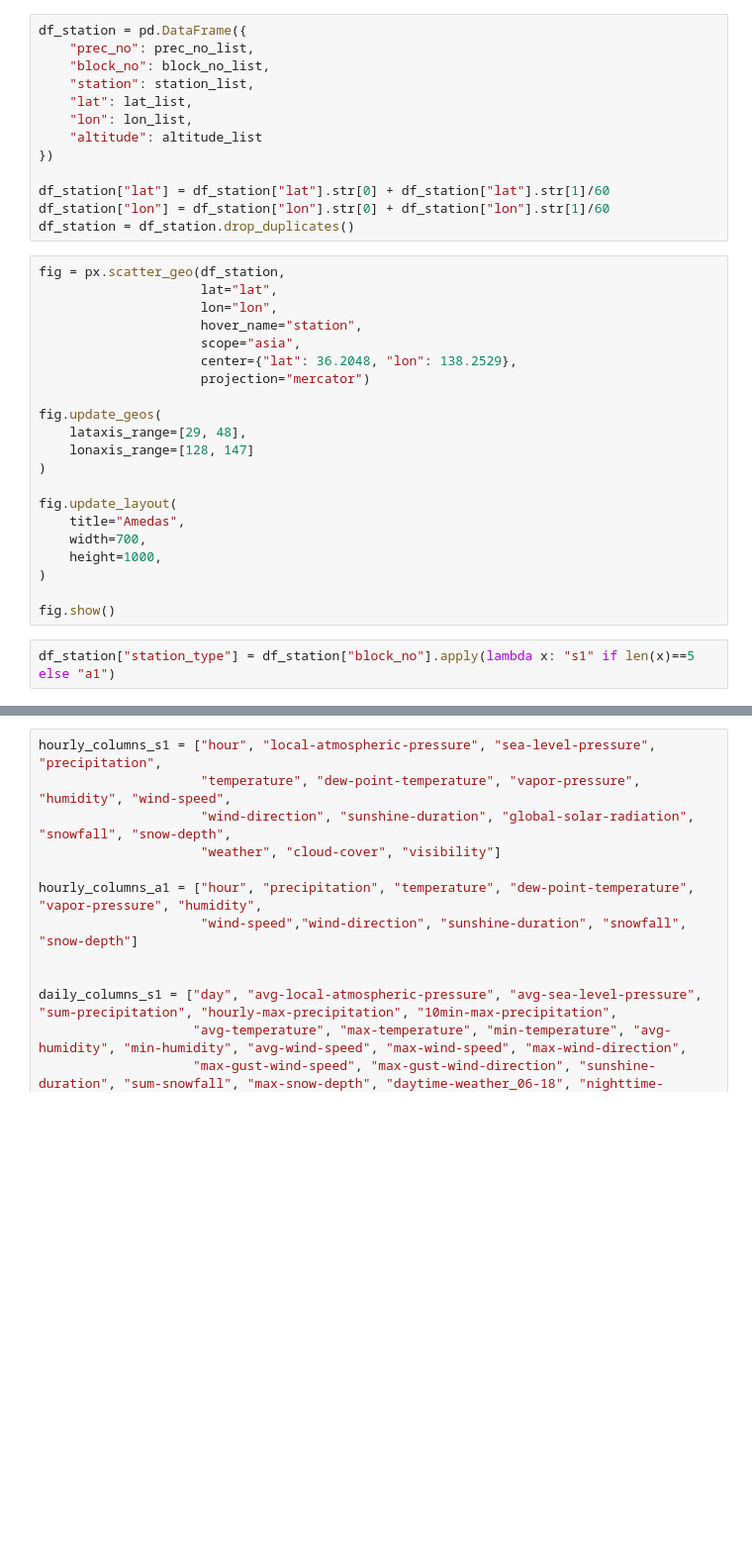
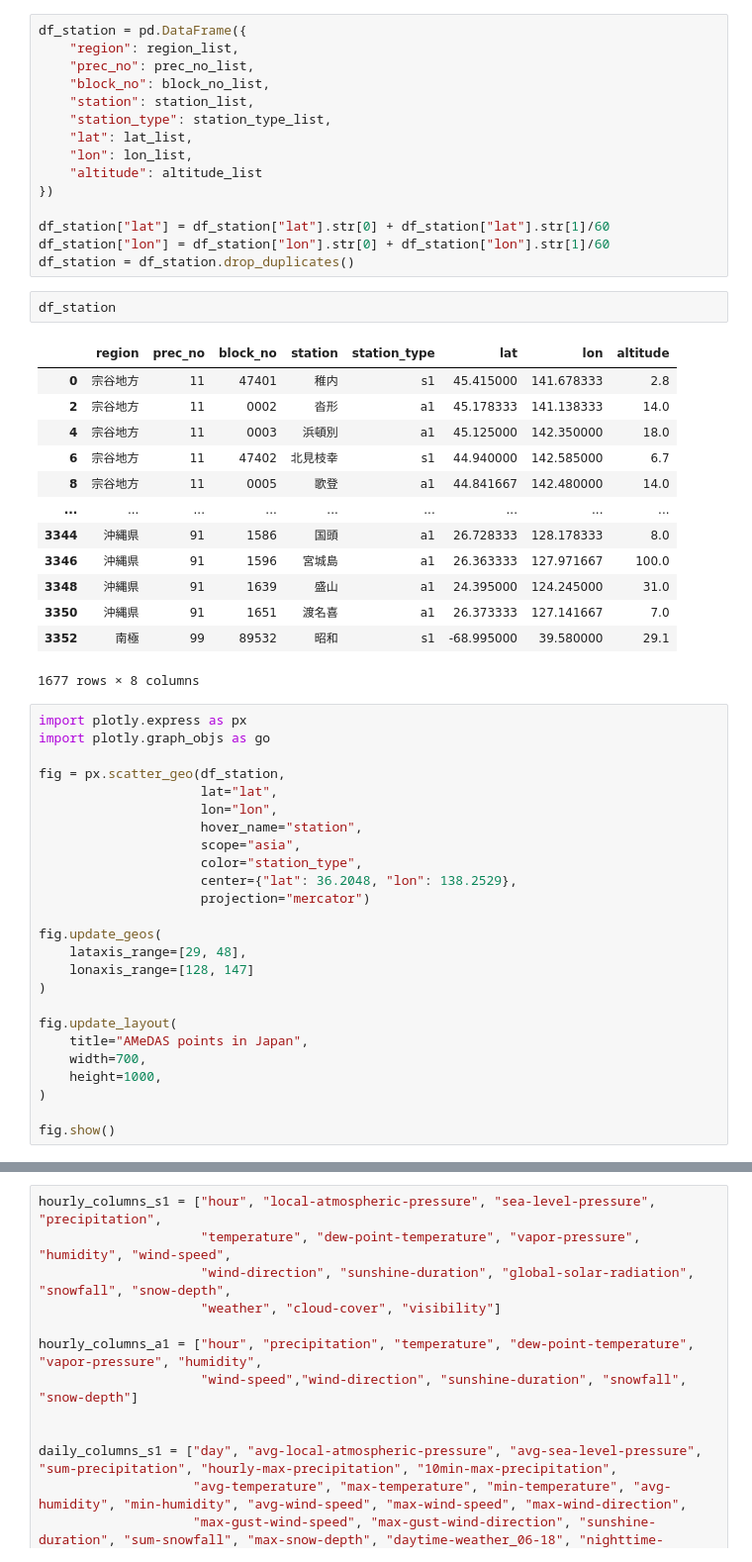
Before and after one commit to seima-osako/meteorological-playground, a Jupyter notebook: notebook/get_amedas.ipynb, the cells around one changed output, grey strips where cells are left out. Shown at 99% size. Drawn from its saved outputs; the diff is of its cells as text; blank space fills up the shorter version.

```diff
--- a/notebook/get_amedas.ipynb
+++ b/notebook/get_amedas.ipynb
@@ -56,8 +57,10 @@ for area, area_link in tqdm(zip(area_list, area_link_list)):
 # %%
 df_station = pd.DataFrame({
+    "region": region_list,
     "prec_no": prec_no_list,
     "block_no": block_no_list,
     "station": station_list,
+    "station_type": station_type_list,
     "lat": lat_list,
     "lon": lon_list,
     "altitude": altitude_list
@@ -66,12 +69,32 @@ df_station = pd.DataFrame({
 df_station["lat"] = df_station["lat"].str[0] + df_station["lat"].str[1]/60
 df_station["lon"] = df_station["lon"].str[0] + df_station["lon"].str[1]/60
 df_station = df_station.drop_duplicates()
+# %%
+df_station
+# %% [output]
+|  | region | prec_no | block_no | station | station_type | lat | lon | altitude |
+| 0 | 宗谷地方 | 11 | 47401 | 稚内 | s1 | 45.415000 | 141.678333 | 2.8 |
+| 2 | 宗谷地方 | 11 | 0002 | 沓形 | a1 | 45.178333 | 141.138333 | 14.0 |
+| 4 | 宗谷地方 | 11 | 0003 | 浜頓別 | a1 | 45.125000 | 142.350000 | 18.0 |
+| 6 | 宗谷地方 | 11 | 47402 | 北見枝幸 | s1 | 44.940000 | 142.585000 | 6.7 |
+| 8 | 宗谷地方 | 11 | 0005 | 歌登 | a1 | 44.841667 | 142.480000 | 14.0 |
+| ... | ... | ... | ... | ... | ... | ... | ... | ... |
+| 3344 | 沖縄県 | 91 | 1586 | 国頭 | a1 | 26.728333 | 128.178333 | 8.0 |
+| 3346 | 沖縄県 | 91 | 1596 | 宮城島 | a1 | 26.363333 | 127.971667 | 100.0 |
+| 3348 | 沖縄県 | 91 | 1639 | 盛山 | a1 | 24.395000 | 124.245000 | 31.0 |
+| 3350 | 沖縄県 | 91 | 1651 | 渡名喜 | a1 | 26.373333 | 127.141667 | 7.0 |
+| 3352 | 南極 | 99 | 89532 | 昭和 | s1 | -68.995000 | 39.580000 | 29.1 |
+1677 rows × 8 columns
 # %%
+import plotly.express as px
+import plotly.graph_objs as go
+
 fig = px.scatter_geo(df_station,
                      lat="lat",
                      lon="lon",
                      hover_name="station",
                      scope="asia",
+                     color="station_type",
                      center={"lat": 36.2048, "lon": 138.2529},
                      projection="mercator")
 
@@ -81,11 +104,9 @@ fig.update_geos(
 )
 
 fig.update_layout(
-    title="Amedas",
+    title="AMeDAS points in Japan",
     width=700,
     height=1000,
 )
 
 fig.show()
-# %%
-df_station["station_type"] = df_station["block_no"].apply(lambda x: "s1" if len(x)==5 else "a1")
```
Also changed, not shown: parts of 10 cells of this notebook.
